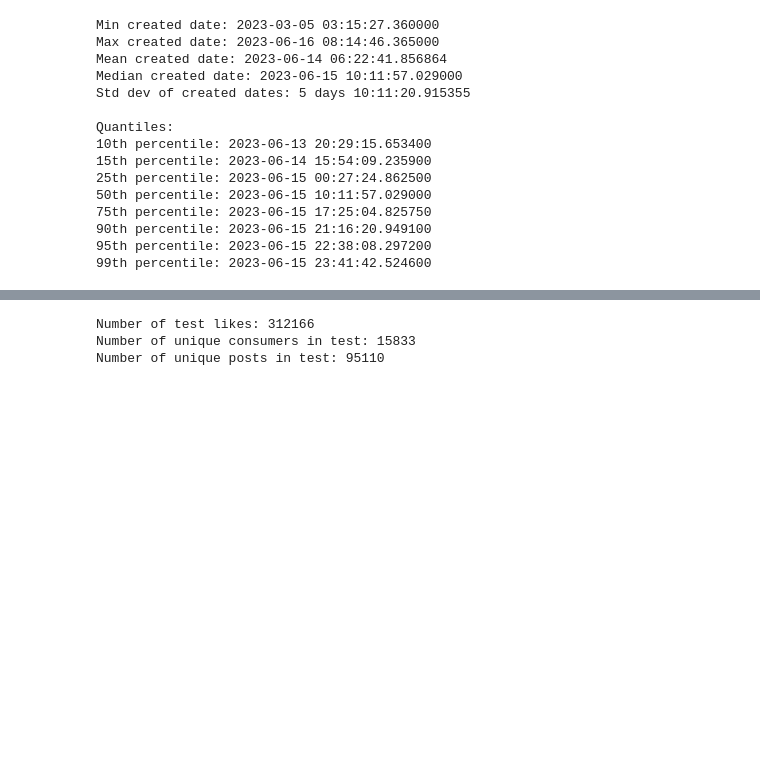
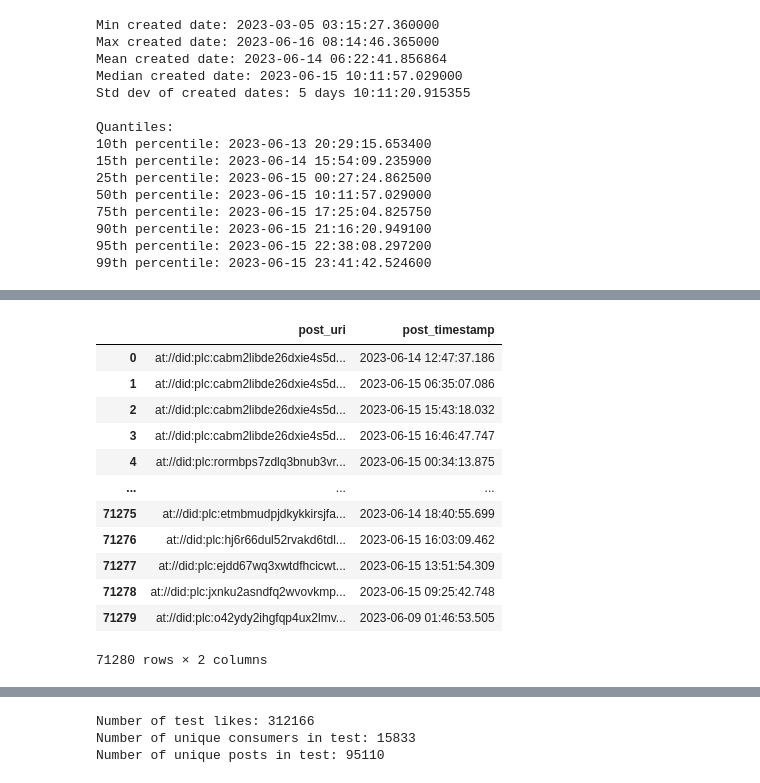
Before and after one commit to bbeat2782/Bluesky-GraphRec, a Jupyter notebook: consumer-producer/main.ipynb, the cells around one changed output, grey strips where cells are left out. Saved outputs shown, nothing was run; the diff lists cells and outputs as text; code cells hidden in the pictures; blank space fills up the shorter version.

```diff
--- a/consumer-producer/main.ipynb
+++ b/consumer-producer/main.ipynb
@@ -522,0 +608,30 @@ Quantiles:
+# %%
+# Get posts that were liked and their original creation timestamps
+example_posts_df2 = con.execute("""
+    WITH posts AS (SELECT DISTINCT post_uri
+    FROM test_likes_df)
+    SELECT DISTINCT p.post_uri, r.createdAt as post_timestamp
+    FROM posts p
+    JOIN records r ON r.repo = substr(p.post_uri,
+                                    instr(p.post_uri, 'did:'),
+                                    instr(substr(p.post_uri, instr(p.post_uri, 'did:')), '/') - 1)
+    WHERE r.collection = 'app.bsky.feed.post'
+    AND r.createdAt >= '2023-03-01'
+    AND r.rkey = substr(p.post_uri,
+                       instr(p.post_uri, 'post/') + 5)
+""").fetchdf()
+example_posts_df2
+# %% [output]
+|  | post_uri | post_timestamp |
+| 0 | at://did:plc:cabm2libde26dxie4s5d... | 2023-06-14 12:47:37.186 |
+| 1 | at://did:plc:cabm2libde26dxie4s5d... | 2023-06-15 06:35:07.086 |
+| 2 | at://did:plc:cabm2libde26dxie4s5d... | 2023-06-15 15:43:18.032 |
+| 3 | at://did:plc:cabm2libde26dxie4s5d... | 2023-06-15 16:46:47.747 |
+| 4 | at://did:plc:rormbps7zdlq3bnub3vr... | 2023-06-15 00:34:13.875 |
+| ... | ... | ... |
+| 71275 | at://did:plc:etmbmudpjdkykkirsjfa... | 2023-06-14 18:40:55.699 |
+| 71276 | at://did:plc:hj6r66dul52rvakd6tdl... | 2023-06-15 16:03:09.462 |
+| 71277 | at://did:plc:ejdd67wq3xwtdfhcicwt... | 2023-06-15 13:51:54.309 |
+| 71278 | at://did:plc:jxnku2asndfq2wvovkmp... | 2023-06-15 09:25:42.748 |
+| 71279 | at://did:plc:o42ydy2ihgfqp4ux2lmv... | 2023-06-09 01:46:53.505 |
+71280 rows × 2 columns
```
Also changed, not shown: parts of 17 cells of this notebook, 10 other files.
